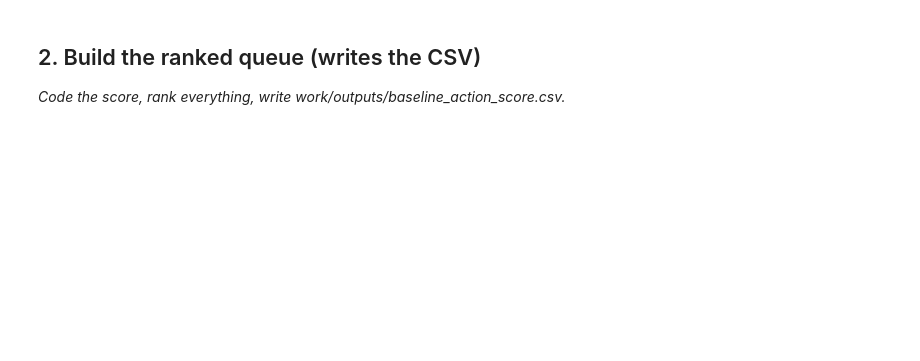
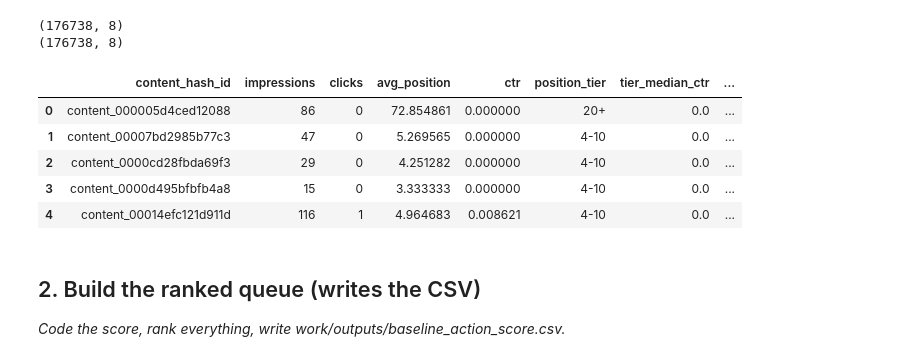
Before and after one commit to GazalaNK/flyrank-ml-internship, a Jupyter notebook: work/notebooks/w04_baseline_score.ipynb, the cells around one changed output. Cells and saved outputs as stored; diff of their text form; code cells hidden in the pictures; blank space fills up the shorter version.

```diff
--- a/work/notebooks/w04_baseline_score.ipynb
+++ b/work/notebooks/w04_baseline_score.ipynb
@@ -16,3 +21,52 @@ This skeleton is yours to fill. Work the sections **in order** — each one has
+# %%
+# This cell is for CODE (numbers, a query, a check).
+# Write your text answer in the cell ABOVE this one — typing sentences here breaks Run All.
+
+# just a quick check that your feature frame (from w03/w04) is loaded
+import duckdb
+import pandas as pd
+from google.colab import userdata
+
+hf_token = userdata.get('HF_TOKEN')
+
+con = duckdb.connect()
+con.sql("INSTALL httpfs; LOAD httpfs;")
+con.sql(f"""
+    CREATE SECRET hf_secret (
+        TYPE HUGGINGFACE,
+        TOKEN '{hf_token}'
+    );
+""")
+
+df_fact = con.sql("""
+    SELECT * FROM read_parquet('hf://datasets/FlyRank/internship-warehouse/fact_content_daily_performance/month=2026-03/data_0.parquet')
+    WHERE gsc_data_available IS TRUE
+""").df()
+
+page = df_fact.groupby("content_hash_id").agg(
+    impressions=("gsc_impressions","sum"),
+    clicks=("gsc_clicks","sum"),
+    avg_position=("gsc_avg_position","mean"),
+).reset_index()
+page["ctr"] = page["clicks"] / page["impressions"]
+page["position_tier"] = pd.cut(page["avg_position"], bins=[0,3,10,20,1000], labels=["1-3","4-10","11-20","20+"])
+page["tier_median_ctr"] = page.groupby("position_tier")["ctr"].transform("median")
+page["ctr_residual"] = page["ctr"] - page["tier_median_ctr"]
+
+print(page.shape)
+page.head()
+
+print(page.shape)
+page.head()
+# %% [output]
+(176738, 8)
+(176738, 8)
+|  | content_hash_id | impressions | clicks | avg_position | ctr | position_tier | tier_median_ctr | ... |
+| 0 | content_000005d4ced12088 | 86 | 0 | 72.854861 | 0.000000 | 20+ | 0.0 | ... |
+| 1 | content_00007bd2985b77c3 | 47 | 0 | 5.269565 | 0.000000 | 4-10 | 0.0 | ... |
+| 2 | content_0000cd28fbda69f3 | 29 | 0 | 4.251282 | 0.000000 | 4-10 | 0.0 | ... |
+| 3 | content_0000d495bfbfb4a8 | 15 | 0 | 3.333333 | 0.000000 | 4-10 | 0.0 | ... |
+| 4 | content_00014efc121d911d | 116 | 1 | 4.964683 | 0.008621 | 4-10 | 0.0 | ... |
 # %% [markdown]
 ## 2. Build the ranked queue (writes the CSV)
 
```
Also changed, not shown: parts of 7 cells of this notebook.
